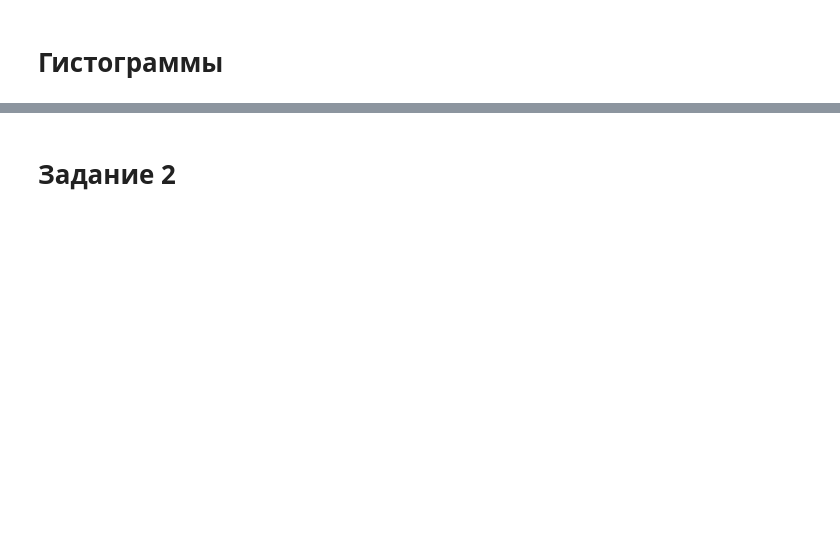
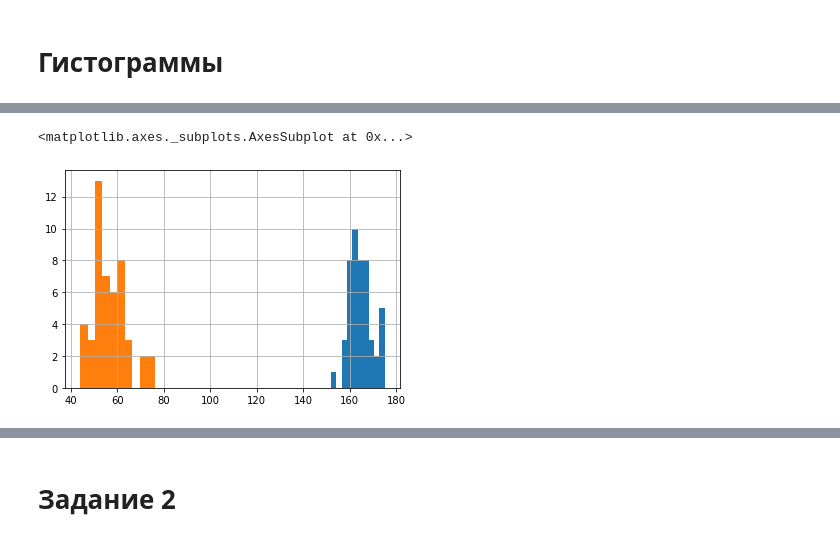
Before and after one commit to stasykrylova/LR_second, a Jupyter notebook: LR2.ipynb, the cells around one changed output, grey strips where cells are left out. Cells and saved outputs as stored; diff of their text form; code cells hidden in the pictures; blank space fills up the shorter version.

```diff
--- a/LR2.ipynb
+++ b/LR2.ipynb
@@ -153,3 +161,10 @@ train_df["weight"].hist()
+# %%
+train_df_woman= train_df.loc[train_df['sex_M'] !=1]
+train_df_woman['height'].hist()
+train_df_woman["weight"].hist()
+# %% [output]
+<matplotlib.axes._subplots.AxesSubplot at 0x...>
+[figure, added]
 # %%
 train_df["weight"].hist()
 train_df['repwt'].hist()
```
Also changed, not shown: parts of 47 cells of this notebook.
